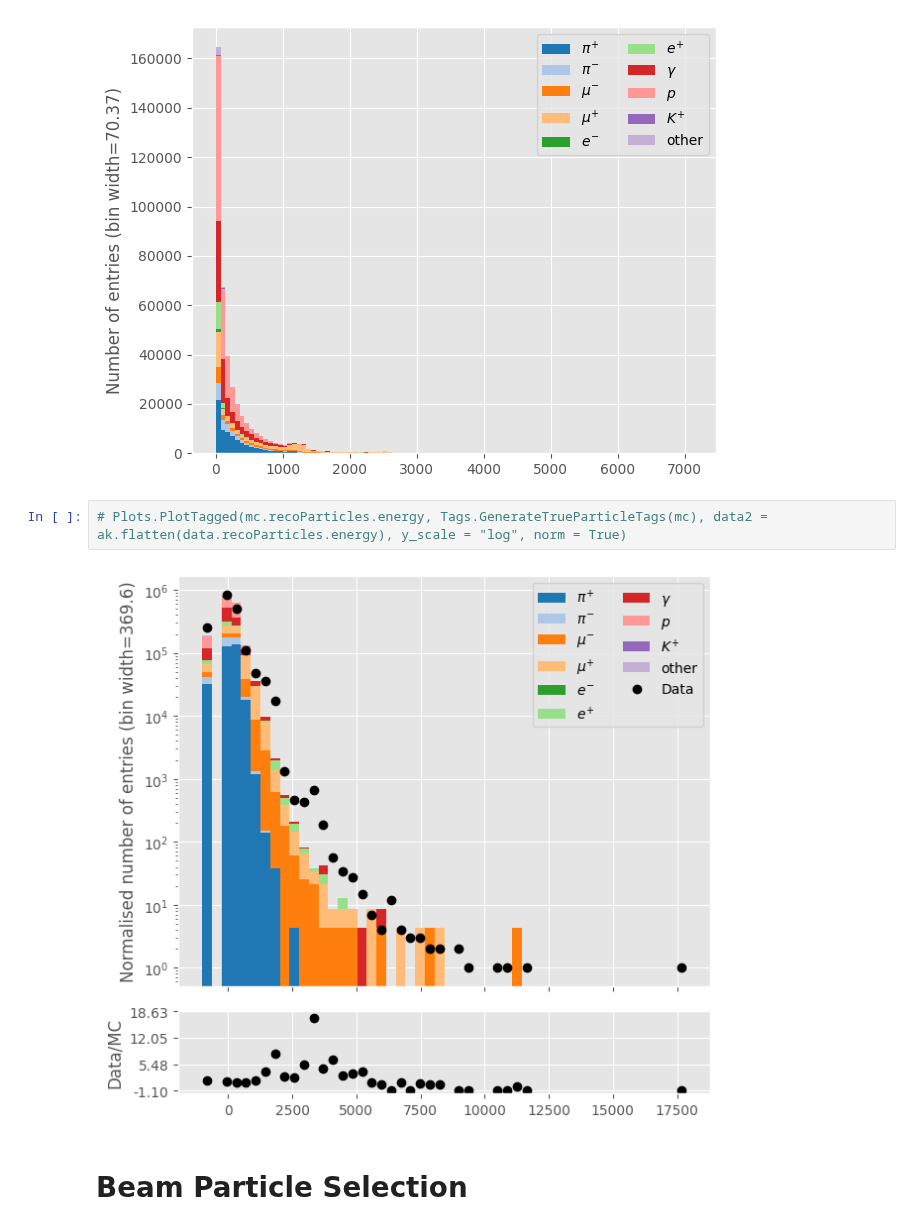
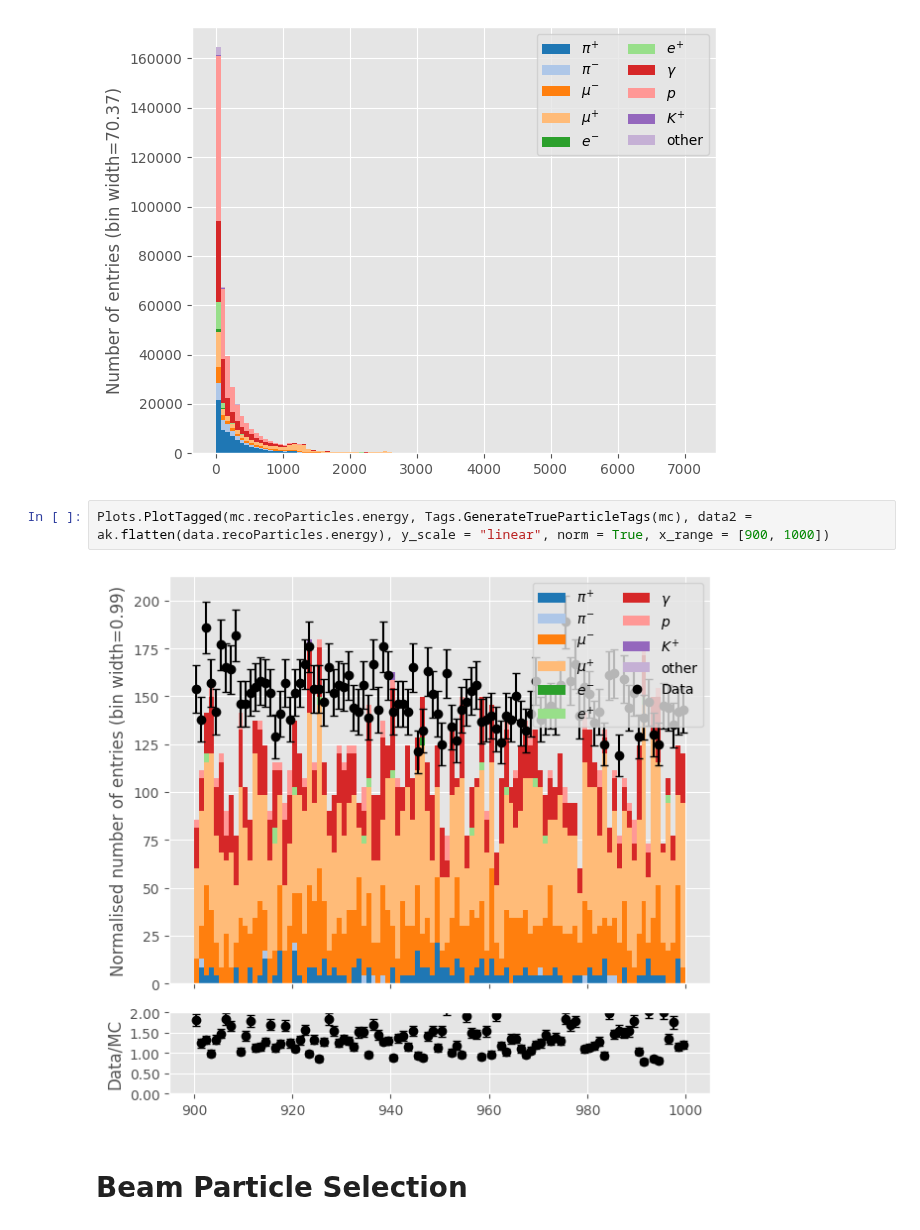
Before and after one commit to dlindebaum/pion-argon-xs-analysis, a Jupyter notebook: analysis/sandbox/selection_plots.ipynb, the cells around one changed output. Drawn from its saved outputs; the diff is of its cells as text.

```diff
--- a/analysis/sandbox/selection_plots.ipynb
+++ b/analysis/sandbox/selection_plots.ipynb
@@ -35,9 +35,9 @@ Plots.PlotTagged(mc.recoParticles.nHits, Tags.GenerateTrueParticleTags(mc))
 [figure]
 [figure]
 # %%
-# Plots.PlotTagged(mc.recoParticles.energy, Tags.GenerateTrueParticleTags(mc), data2 = ak.flatten(data.recoParticles.energy), y_scale = "log", norm = True)
+Plots.PlotTagged(mc.recoParticles.energy, Tags.GenerateTrueParticleTags(mc), data2 = ak.flatten(data.recoParticles.energy), y_scale = "linear", norm = True, x_range = [900, 1000])
 # %% [output]
-[figure, old version]
+[figure, new version]
 # %% [markdown]
 # Beam Particle Selection
 # %%
```
Also changed, not shown: 7 other files.
